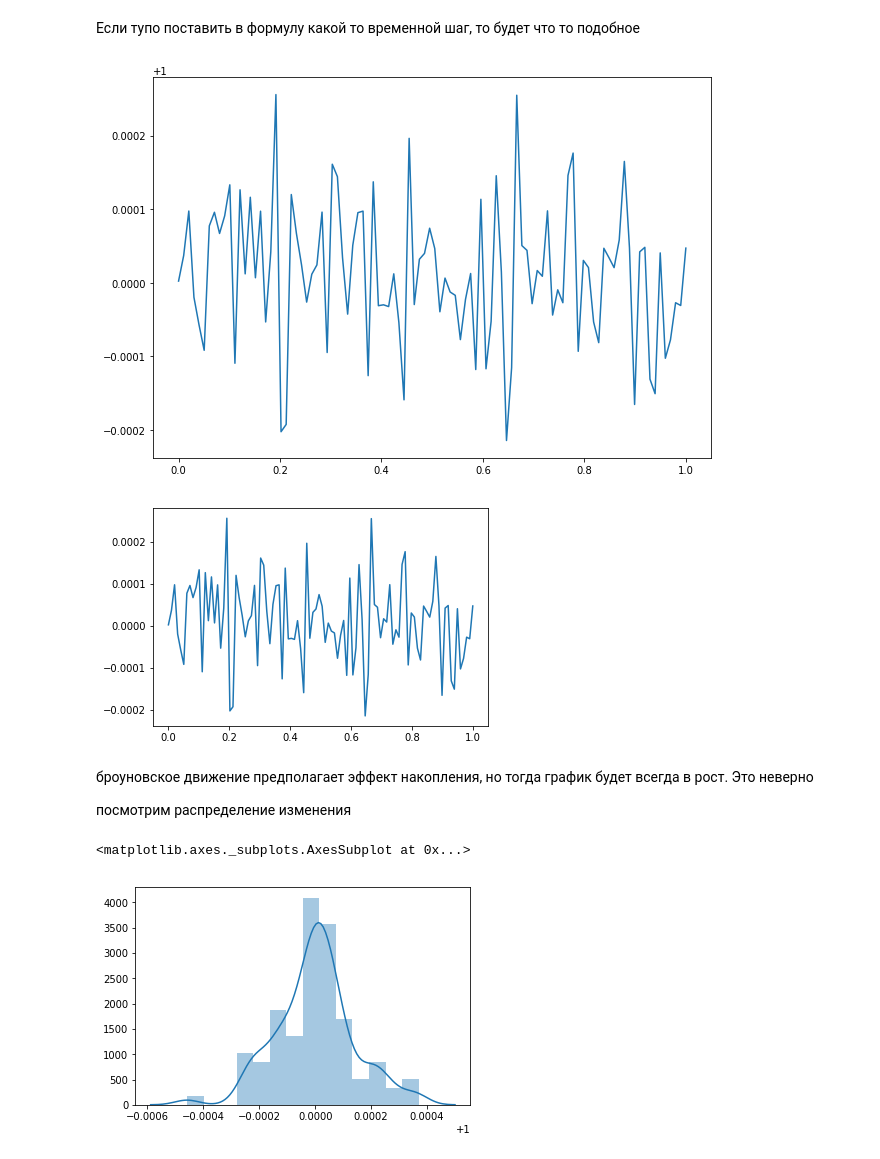
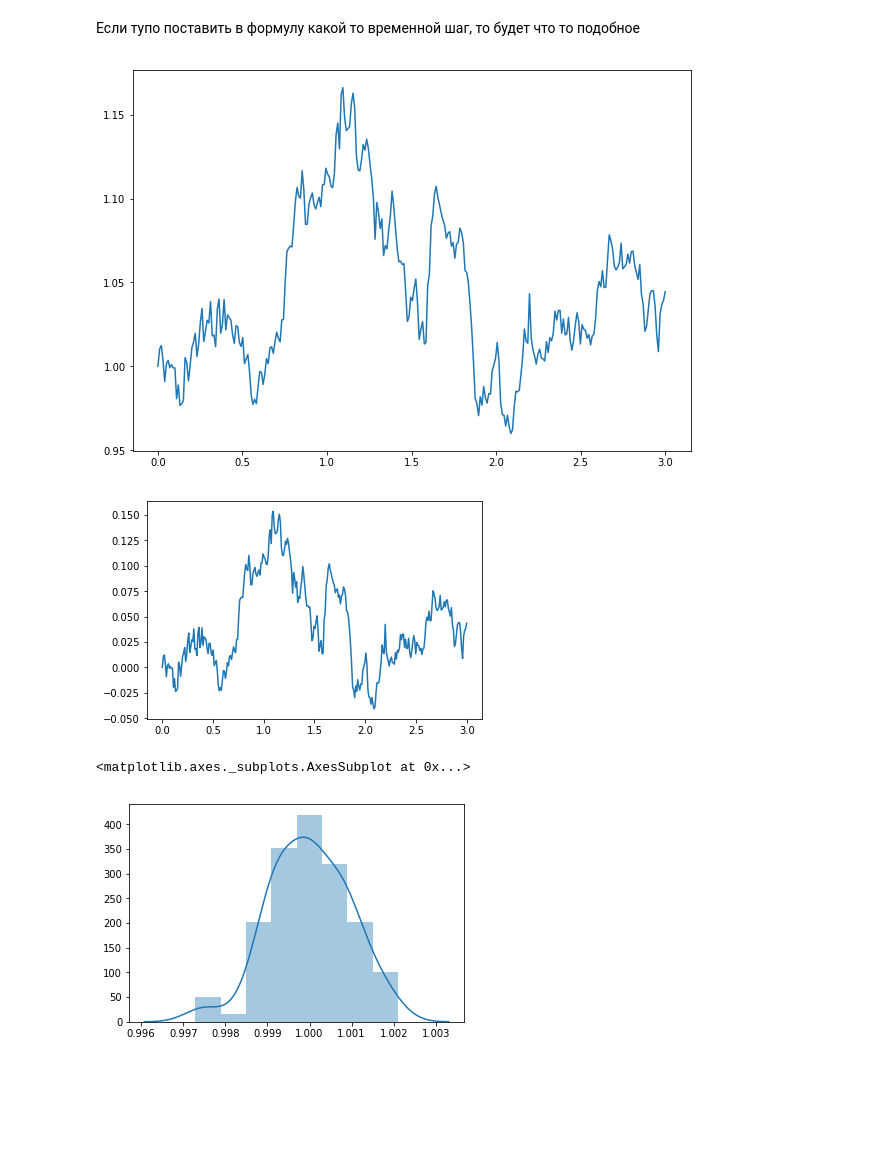
Before and after one commit to marssellio/btchack, a Jupyter notebook: ethusd.ipynb, the cells around one changed output. Drawn from its saved outputs; the diff is of its cells as text; code cells hidden in the pictures; blank space fills up the shorter version.

Commit message:
some graphs added

```diff
--- a/ethusd.ipynb
+++ b/ethusd.ipynb
@@ -154,36 +154,30 @@ a.mean(), a.std()
 # %% [markdown]
 Если тупо поставить в формулу какой то временной шаг, то будет что то подобное
 # %%
-T = 1
+T = 3
 mu = 0
-sigma = 0.001
+sigma = 0.1
 dt = 0.01
 N = round(T/dt)
 t = np.linspace(0, T, N)
 
 X = np.random.normal(mu * dt, sigma* np.sqrt(dt), N)
-S = np.exp(X)
+S = np.exp(np.cumsum(X))
 plt.figure(figsize=(10,7))
 plt.plot(t, S)
 plt.show()
 # %% [output]
-[figure, old version]
+[figure, new version]
 # %%
-plt.plot(t, X)
+plt.plot(t, np.cumsum(X))
 plt.show()
 # %% [output]
-[figure, old version]
+[figure, new version]
-# %% [markdown]
-броуновское движение предполагает эффект накопления, но тогда график будет всегда в рост. Это неверно
-
-
-
-посмотрим распределение изменения
 # %%
 sns.distplot(S[1:]/S[:-1])
 # %% [output]
 <matplotlib.axes._subplots.AxesSubplot at 0x...>
-[figure, old version]
+[figure, new version]
 # %% [markdown]
 ![alt text](black.png "Title")
 # %%
```
Also changed, not shown: parts of 6 cells of this notebook.
